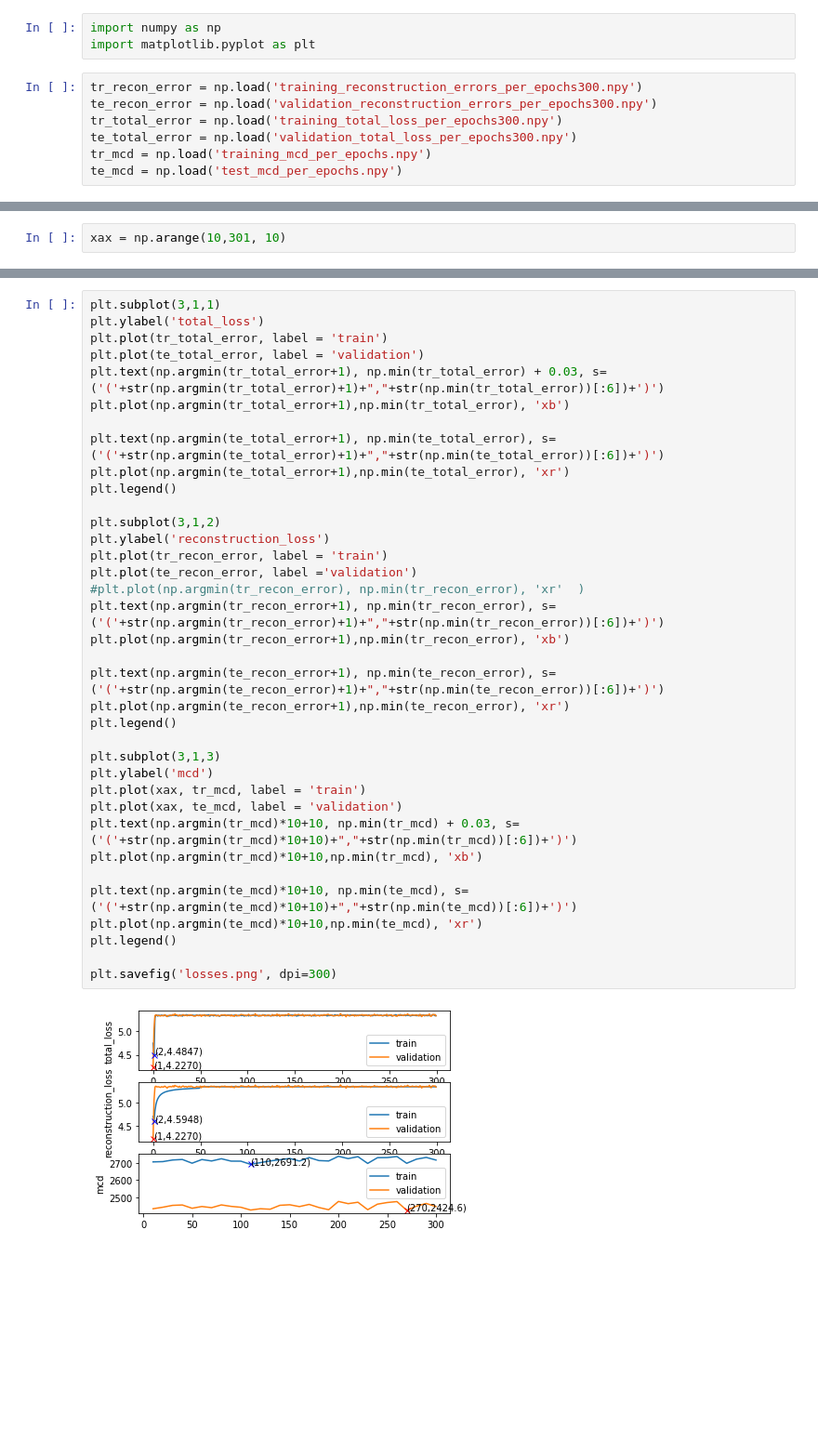
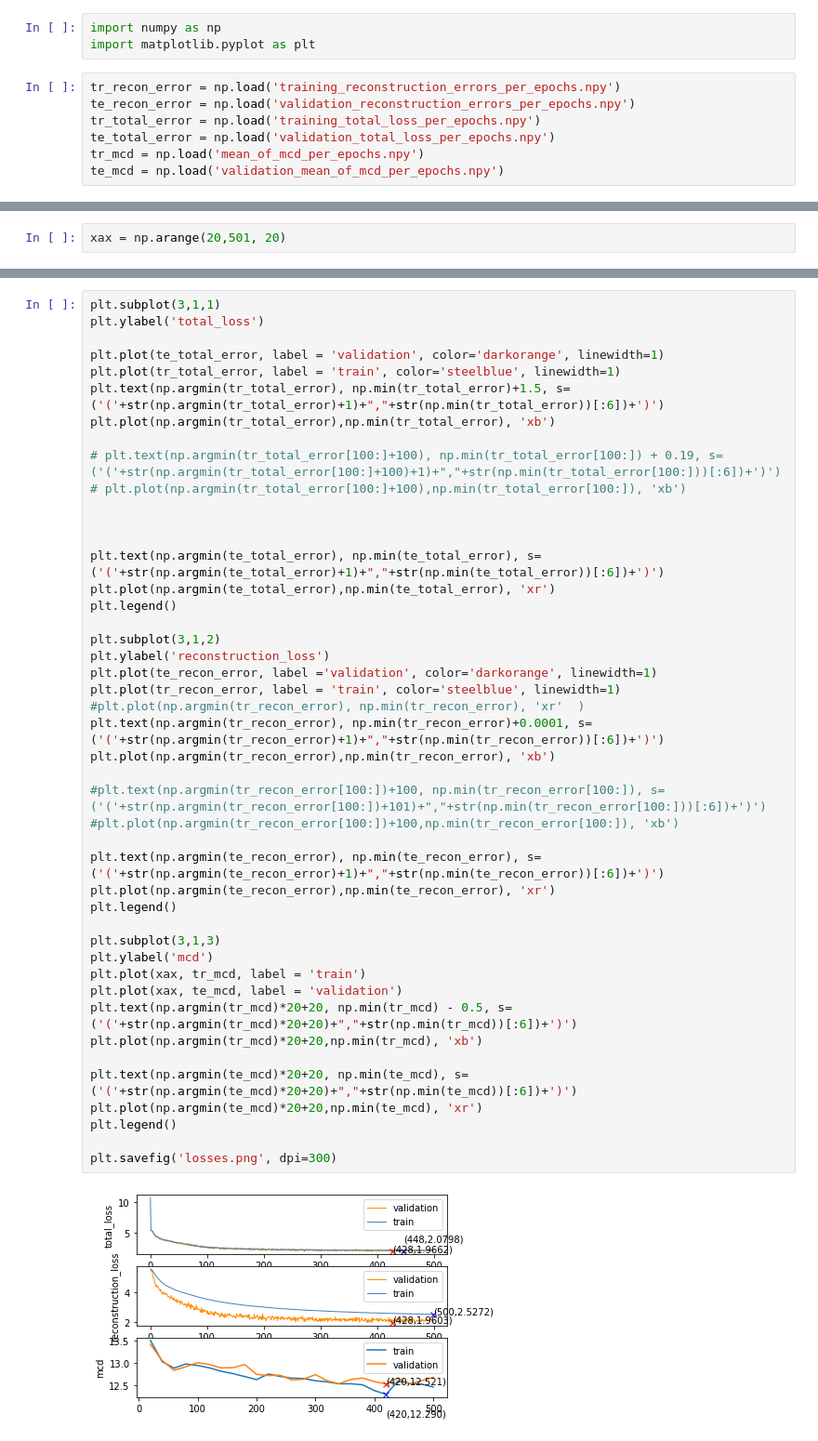
Before and after one commit to ckdgus0505/pytorch_vq_vae_audio, a Jupyter notebook: graph_npy.ipynb, the cells around one changed output, grey strips where cells are left out. Shown at 93% size. Cells and saved outputs as stored; diff of their text form; blank space fills up the shorter version.

```diff
--- a/graph_npy.ipynb
+++ b/graph_npy.ipynb
@@ -2,12 +2,12 @@
 import numpy as np
 import matplotlib.pyplot as plt
 # %%
-tr_recon_error = np.load('training_reconstruction_errors_per_epochs300.npy')
-te_recon_error = np.load('validation_reconstruction_errors_per_epochs300.npy')
-tr_total_error = np.load('training_total_loss_per_epochs300.npy')
-te_total_error = np.load('validation_total_loss_per_epochs300.npy')
-tr_mcd = np.load('training_mcd_per_epochs.npy')
-te_mcd = np.load('test_mcd_per_epochs.npy')
+tr_recon_error = np.load('training_reconstruction_errors_per_epochs.npy')
+te_recon_error = np.load('validation_reconstruction_errors_per_epochs.npy')
+tr_total_error = np.load('training_total_loss_per_epochs.npy')
+te_total_error = np.load('validation_total_loss_per_epochs.npy')
+tr_mcd = np.load('mean_of_mcd_per_epochs.npy')
+te_mcd = np.load('validation_mean_of_mcd_per_epochs.npy')
 # %%
 print(len(tr_recon_error))
 print(len(te_recon_error))
@@ -21,2 +23,2 @@ print(len(te_total_error))
 # %%
-xax = np.arange(10,301, 10)
+xax = np.arange(20,501, 20)
@@ -27,38 +25,47 @@ array([ 10,  20,  30,  40,  50,  60,  70,  80,  90, 100, 110, 120, 130,
 # %%
 plt.subplot(3,1,1)
 plt.ylabel('total_loss')
-plt.plot(tr_total_error, label = 'train')
-plt.plot(te_total_error, label = 'validation')
-plt.text(np.argmin(tr_total_error+1), np.min(tr_total_error) + 0.03, s=('('+str(np.argmin(tr_total_error)+1)+","+str(np.min(tr_total_error))[:6])+')')
-plt.plot(np.argmin(tr_total_error+1),np.min(tr_total_error), 'xb')
 
-plt.text(np.argmin(te_total_error+1), np.min(te_total_error), s=('('+str(np.argmin(te_total_error)+1)+","+str(np.min(te_total_error))[:6])+')')
-plt.plot(np.argmin(te_total_error+1),np.min(te_total_error), 'xr')
+plt.plot(te_total_error, label = 'validation', color='darkorange', linewidth=1)
+plt.plot(tr_total_error, label = 'train', color='steelblue', linewidth=1)
+plt.text(np.argmin(tr_total_error), np.min(tr_total_error)+1.5, s=('('+str(np.argmin(tr_total_error)+1)+","+str(np.min(tr_total_error))[:6])+')')
+plt.plot(np.argmin(tr_total_error),np.min(tr_total_error), 'xb')
+
+# plt.text(np.argmin(tr_total_error[100:]+100), np.min(tr_total_error[100:]) + 0.19, s=('('+str(np.argmin(tr_total_error[100:]+100)+1)+","+str(np.min(tr_total_error[100:]))[:6])+')')
+# plt.plot(np.argmin(tr_total_error[100:]+100),np.min(tr_total_error[100:]), 'xb')
+
+
+
+plt.text(np.argmin(te_total_error), np.min(te_total_error), s=('('+str(np.argmin(te_total_error)+1)+","+str(np.min(te_total_error))[:6])+')')
+plt.plot(np.argmin(te_total_error),np.min(te_total_error), 'xr')
 plt.legend()
 
 plt.subplot(3,1,2)
 plt.ylabel('reconstruction_loss')
-plt.plot(tr_recon_error, label = 'train')
-plt.plot(te_recon_error, label ='validation')
+plt.plot(te_recon_error, label ='validation', color='darkorange', linewidth=1)
+plt.plot(tr_recon_error, label = 'train', color='steelblue', linewidth=1)
 #plt.plot(np.argmin(tr_recon_error), np.min(tr_recon_error), 'xr'  )
-plt.text(np.argmin(tr_recon_error+1), np.min(tr_recon_error), s=('('+str(np.argmin(tr_recon_error)+1)+","+str(np.min(tr_recon_error))[:6])+')')
-plt.plot(np.argmin(tr_recon_error+1),np.min(tr_recon_error), 'xb')
+plt.text(np.argmin(tr_recon_error), np.min(tr_recon_error)+0.0001, s=('('+str(np.argmin(tr_recon_error)+1)+","+str(np.min(tr_recon_error))[:6])+')')
+plt.plot(np.argmin(tr_recon_error),np.min(tr_recon_error), 'xb')
 
-plt.text(np.argmin(te_recon_error+1), np.min(te_recon_error), s=('('+str(np.argmin(te_recon_error)+1)+","+str(np.min(te_recon_error))[:6])+')')
-plt.plot(np.argmin(te_recon_error+1),np.min(te_recon_error), 'xr')
+#plt.text(np.argmin(tr_recon_error[100:])+100, np.min(tr_recon_error[100:]), s=('('+str(np.argmin(tr_recon_error[100:])+101)+","+str(np.min(tr_recon_error[100:]))[:6])+')')
+#plt.plot(np.argmin(tr_recon_error[100:])+100,np.min(tr_recon_error[100:]), 'xb')
+
+plt.text(np.argmin(te_recon_error), np.min(te_recon_error), s=('('+str(np.argmin(te_recon_error)+1)+","+str(np.min(te_recon_error))[:6])+')')
+plt.plot(np.argmin(te_recon_error),np.min(te_recon_error), 'xr')
 plt.legend()
 
 plt.subplot(3,1,3)
 plt.ylabel('mcd')
 plt.plot(xax, tr_mcd, label = 'train')
 plt.plot(xax, te_mcd, label = 'validation')
-plt.text(np.argmin(tr_mcd)*10+10, np.min(tr_mcd) + 0.03, s=('('+str(np.argmin(tr_mcd)*10+10)+","+str(np.min(tr_mcd))[:6])+')')
-plt.plot(np.argmin(tr_mcd)*10+10,np.min(tr_mcd), 'xb')
+plt.text(np.argmin(tr_mcd)*20+20, np.min(tr_mcd) - 0.5, s=('('+str(np.argmin(tr_mcd)*20+20)+","+str(np.min(tr_mcd))[:6])+')')
+plt.plot(np.argmin(tr_mcd)*20+20,np.min(tr_mcd), 'xb')
 
-plt.text(np.argmin(te_mcd)*10+10, np.min(te_mcd), s=('('+str(np.argmin(te_mcd)*10+10)+","+str(np.min(te_mcd))[:6])+')')
-plt.plot(np.argmin(te_mcd)*10+10,np.min(te_mcd), 'xr')
+plt.text(np.argmin(te_mcd)*20+20, np.min(te_mcd), s=('('+str(np.argmin(te_mcd)*20+20)+","+str(np.min(te_mcd))[:6])+')')
+plt.plot(np.argmin(te_mcd)*20+20,np.min(te_mcd), 'xr')
 plt.legend()
 
 plt.savefig('losses.png', dpi=300)
 # %% [output]
-[figure, old version]
+[figure, new version]
```
Also changed, not shown: parts of 11 cells of this notebook, 2 other files.
